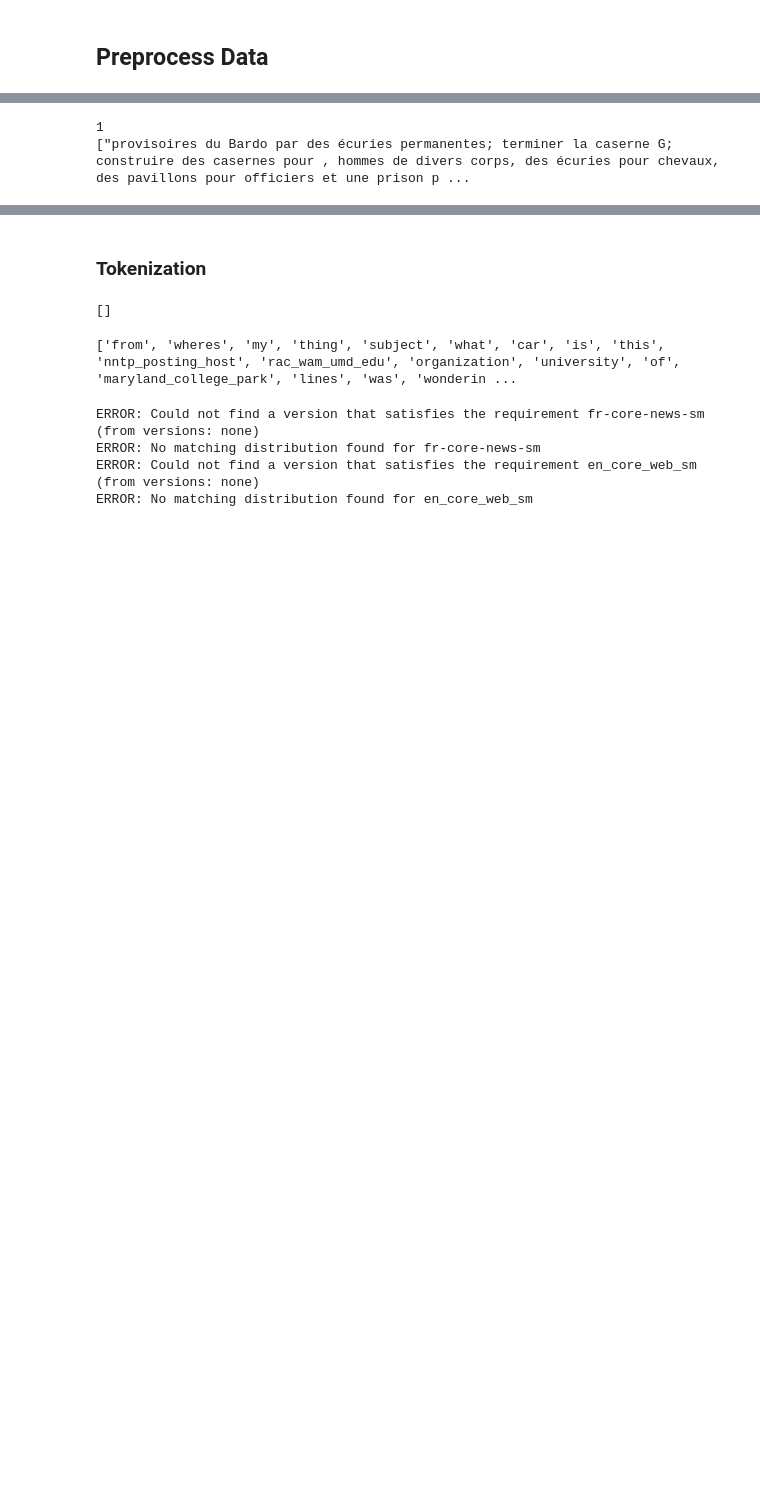
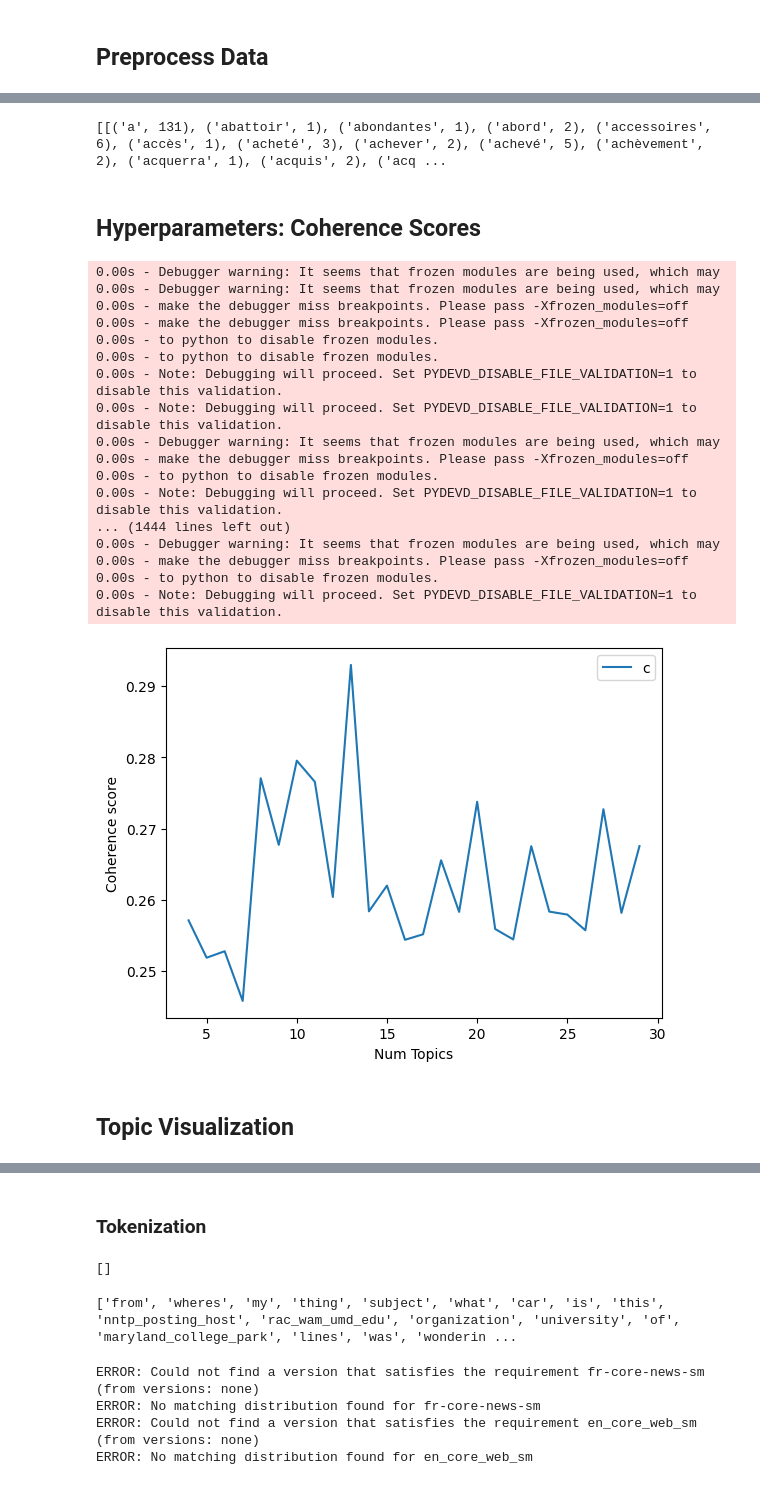
Before and after one commit to aaron68lee/NLP-Graphical-Knowledge-Mining, a Jupyter notebook: Topic_Modeling.ipynb, the cells around one changed output, grey strips where cells are left out. Saved outputs shown, nothing was run; the diff lists cells and outputs as text; code cells hidden in the pictures; blank space fills up the shorter version.

Commit message:
coherence score function added

```diff
--- a/Topic_Modeling.ipynb
+++ b/Topic_Modeling.ipynb
@@ -102,3 +103,19 @@ def extract_documents(url, max_docs=1):
                         doc_dict[entry.name] = curr_doc
                 doc_count += 1
     return documents, document_names, doc_dict
+# %%
+######### import datasets and remove stopwords #########
+
+docs_folder_path = "/Users/aaron68lee/Documents/Coding-Projects/NLP-Research/FRconquest_split"
+max_docs = 10
+max_chars = 500
+max_print = 5
+
+docs, doc_names, doc_dict = list(extract_documents(docs_folder_path, max_docs))
+print("There are: ", len(docs), " documents in the corpus folder\n")
+print("Document Names: ", doc_names[0:min(max_docs, max_print)])
+#print("Doc Dictionary: ", doc_dict)
+print("Sample abridged doc: \n\n", docs[:max_docs])
+
+
+#Read each file into the working directory. Remove stop words, non-alphabetical terms, and punctuation. Append each processed file into the docs list.
@@ -186,6 +211,57 @@ Sample abridged doc:
-# %%
-print(len(docs))
-print(docs)
-# %% [output]
-1
-["provisoires du Bardo par des écuries permanentes; terminer la caserne G; construire des casernes pour , hommes de divers corps, des écuries pour chevaux, des pavillons pour officiers et une prison p ...
+# %%
+# Create Dictionary for word frequency table
+
+#Human-readable format of corpus (term-frequency)
+freq_chart = [[(dictionary[id], freq) for id, freq in cp] for cp in corpus[:1]]
+print(freq_chart)
+# %% [output]
+[[('a', 131), ('abattoir', 1), ('abondantes', 1), ('abord', 2), ('accessoires', 6), ('accès', 1), ('acheté', 3), ('achever', 2), ('achevé', 5), ('achèvement', 2), ('acquerra', 1), ('acquis', 2), ('acq ...
+# %% [markdown]
+## Hyperparameters: Coherence Scores ##
+# %%
+#compute coherence scores first to determine which number(s) of topics produces the most coherent results.
+
+from gensim.models.coherencemodel import CoherenceModel
+def compute_coherence_values(dictionary, corpus, texts, limit, start=2, step=1):
+    coherence_values = []
+    model_list = []
+    for num_topics in range(start, limit, step):
+        model = models.LdaMulticore(corpus=corpus, num_topics=num_topics, id2word=dictionary, random_state = 100, passes = 25, chunksize = 100)
+        model_list.append(model)
+        coherencemodel = CoherenceModel(model=model, texts=texts, dictionary=dictionary, coherence='c_v')
+        coherence_values.append(coherencemodel.get_coherence())
+    return model_list, coherence_values
+# %%
+model_list, coherence_values = compute_coherence_values(dictionary=dictionary, corpus=corpus, texts=docs, start=4, limit=30, step=1)
+
+#Plot the graph of coherence scores across different number of topics (from 2 to 15).
+import matplotlib.pyplot as plt
+limit=30; start=4; step=1
+x = range(start, limit, step)
+plt.plot(x, coherence_values)
+plt.xlabel("Num Topics")
+plt.ylabel("Coherence score")
+plt.title("Coherence Score vs. Num Topics")
+plt.legend(("coherence_values"), loc='best')
+plt.show()
+# %% [output]
+0.00s - Debugger warning: It seems that frozen modules are being used, which may
+0.00s - Debugger warning: It seems that frozen modules are being used, which may
+0.00s - make the debugger miss breakpoints. Please pass -Xfrozen_modules=off
+0.00s - make the debugger miss breakpoints. Please pass -Xfrozen_modules=off
+0.00s - to python to disable frozen modules.
+0.00s - to python to disable frozen modules.
+0.00s - Note: Debugging will proceed. Set PYDEVD_DISABLE_FILE_VALIDATION=1 to disable this validation.
+0.00s - Note: Debugging will proceed. Set PYDEVD_DISABLE_FILE_VALIDATION=1 to disable this validation.
+0.00s - Debugger warning: It seems that frozen modules are being used, which may
+0.00s - make the debugger miss breakpoints. Please pass -Xfrozen_modules=off
+0.00s - to python to disable frozen modules.
+0.00s - Note: Debugging will proceed. Set PYDEVD_DISABLE_FILE_VALIDATION=1 to disable this validation.
+... (1444 lines left out)
+0.00s - Debugger warning: It seems that frozen modules are being used, which may
+0.00s - make the debugger miss breakpoints. Please pass -Xfrozen_modules=off
+0.00s - to python to disable frozen modules.
+0.00s - Note: Debugging will proceed. Set PYDEVD_DISABLE_FILE_VALIDATION=1 to disable this validation.
+[figure, added]
+# %% [markdown]
+## Topic Visualization
```
Also changed, not shown: parts of 11 cells of this notebook, 2 other files.
